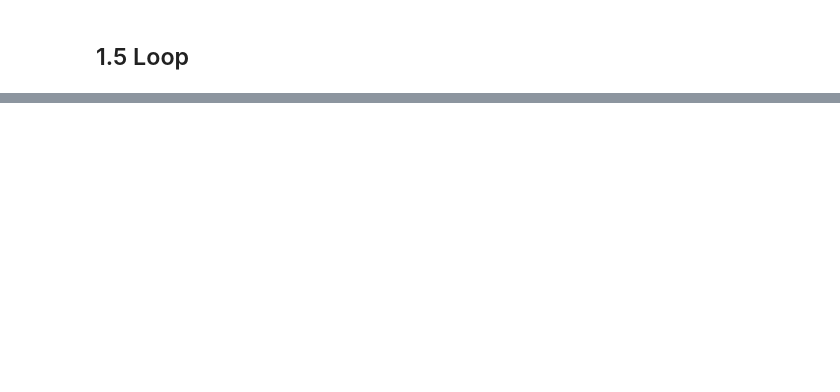
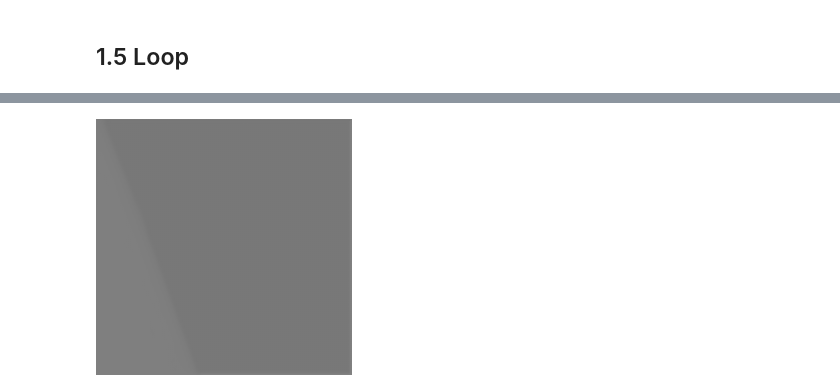
Before and after one commit to lwbhahahaha/BAC, a Jupyter notebook: 4_train.ipynb, the cells around one changed output, grey strips where cells are left out. Saved outputs shown, nothing was run; the diff lists cells and outputs as text; code cells hidden in the pictures; blank space fills up the shorter version.

```diff
--- a/4_train.ipynb
+++ b/4_train.ipynb
@@ -246,13 +218,3 @@ batch_size = b_s*4
 # batch_size = 20
 train_loader = MLUtils.DataLoader((data=train_container_images, label=train_container_masks), batchsize=batch_size)
 test_loader = MLUtils.DataLoader((data=valid_container_images, label=valid_container_masks), batchsize=b_s);
-# %%
-for (x, y) in train_loader
-    global x_sample = x[:, :, :, 1:b_s]
-    global y_sample = y[:, :, :, 1:b_s]
-    println(size(x))
-    println(typeof(x))
-    println(size(y))
-    println(typeof(y))
-    break
-end
@@ -531,0 +489,6 @@ model = unet2D(1, 2);
+# %%
+device!(0)
+model_test = model |> gpu
+x_sample_gpu = x_sample |> gpu
+y_sample_cated = Float32.(y_sample)
+y_sample_pred = model_test(x_sample_gpu) |> cpu;
@@ -531,0 +515,4 @@ model = unet2D(1, 2);
+# %%
+Gray.(y_sample_pred[:,:,chnl_idx,2])
+# %% [output]
+[figure, added]
```
Also changed, not shown: parts of 59 cells of this notebook.
